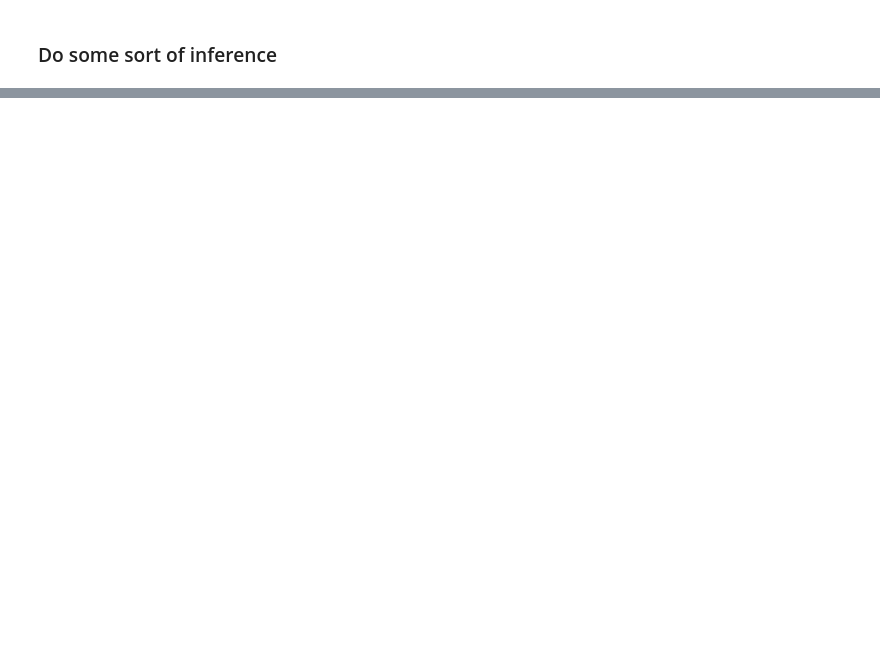
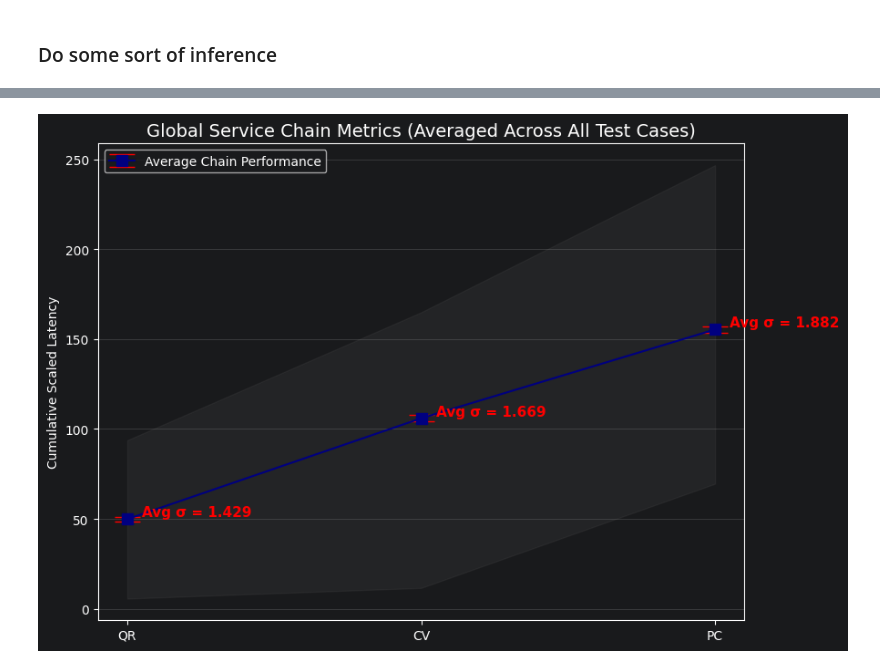
Before and after one commit to borissedlak/composable-autonomous-offerings, a Jupyter notebook: notebooks/create_deepGP.ipynb, the cells around one changed output, grey strips where cells are left out. Saved outputs shown, nothing was run; the diff lists cells and outputs as text; code cells hidden in the pictures; blank space fills up the shorter version.

```diff
--- a/notebooks/create_deepGP.ipynb
+++ b/notebooks/create_deepGP.ipynb
@@ -325,3 +325,51 @@ PC Latency (Total Chain):  170.21  (Local PC: 51.09)
+# %%
+import matplotlib.pyplot as plt
+import numpy as np
+
+# combined_samples shape: (1000, 60, 3)
+
+# 1. Calculate the mean and std for EACH of the 60 test cases first
+# These are (60, 3) arrays
+means_per_config = combined_samples.mean(axis=0)
+stds_per_config = combined_samples.std(axis=0)
+
+# 2. Now average those across all 60 configurations to get the global profile
+global_means = means_per_config.mean(axis=0)
+global_stds = stds_per_config.mean(axis=0)
+
+stages = ['QR', 'CV', 'PC']
+
+plt.figure(figsize=(9, 6))
+
+# 3. Plot the Global Staircase
+plt.errorbar(stages, global_means, yerr=global_stds, fmt='-s', capsize=10,
+             color='navy', ecolor='red', elinewidth=3, markersize=8,
+             label='Average Chain Performance')
+
+# 4. Annotate the Average Sigma for each stage
+for i, stage in enumerate(stages):
+    plt.text(i + 0.05, global_means[i], f'Avg σ = {global_stds[i]:.3f}',
+             va='bottom', fontweight='bold', color='red', fontsize=11)
+
+    # plt.text(i - 0.2, global_means[i] - 10, f'μ = {global_means[i]:.1f}',
+    #          va='top', color='navy', fontsize=10)
+
+plt.title("Global Service Chain Metrics (Averaged Across All Test Cases)", fontsize=14)
+plt.ylabel("Cumulative Scaled Latency")
+plt.grid(axis='y', alpha=0.3)
+plt.legend(loc='upper left')
+
+# Optional: Add a shaded area showing the hardware diversity
+# (the best vs worst config means)
+plt.fill_between(stages,
+                 means_per_config.min(axis=0),
+                 means_per_config.max(axis=0),
+                 color='gray', alpha=0.1, label='Hardware Spread')
+
+plt.tight_layout()
+plt.show()
+# %% [output]
+[figure, added]
 # %%
 import matplotlib.pyplot as plt
 import seaborn as sns
```
Also changed, not shown: parts of 8 cells of this notebook.
